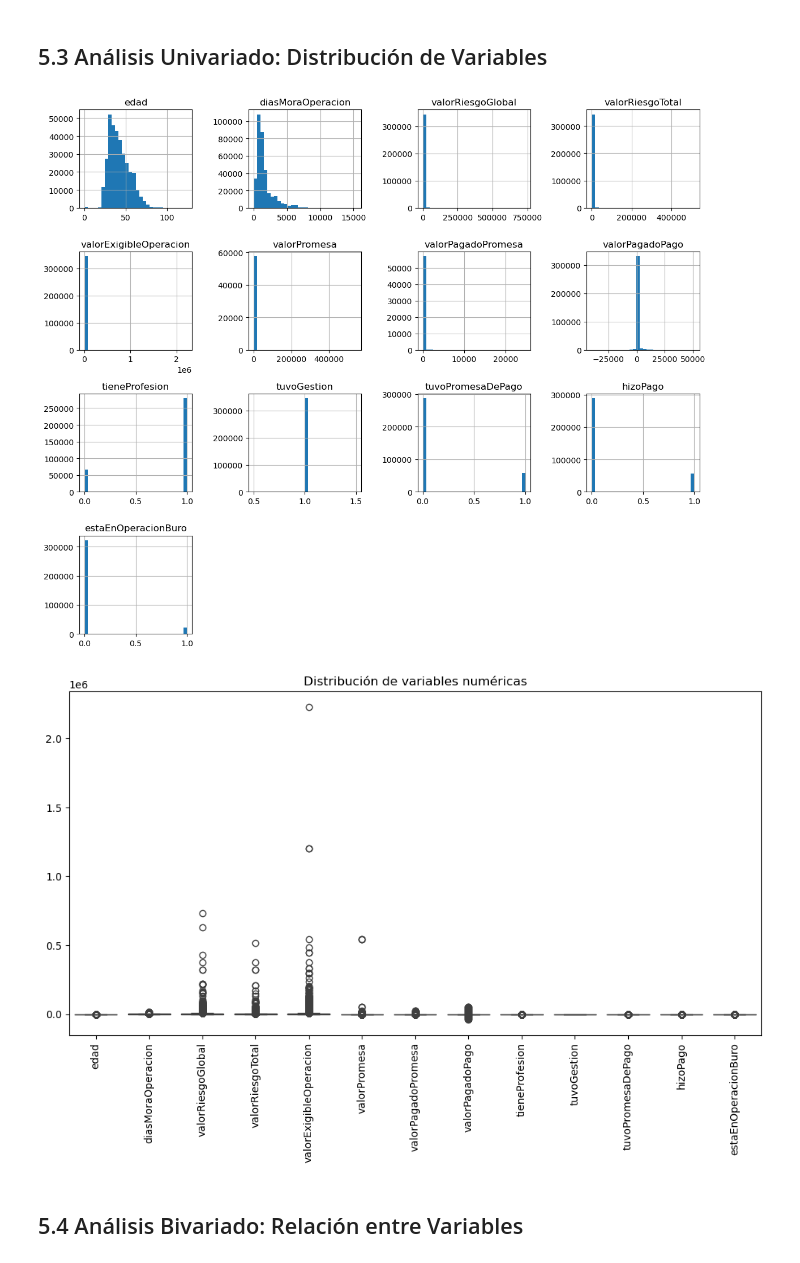
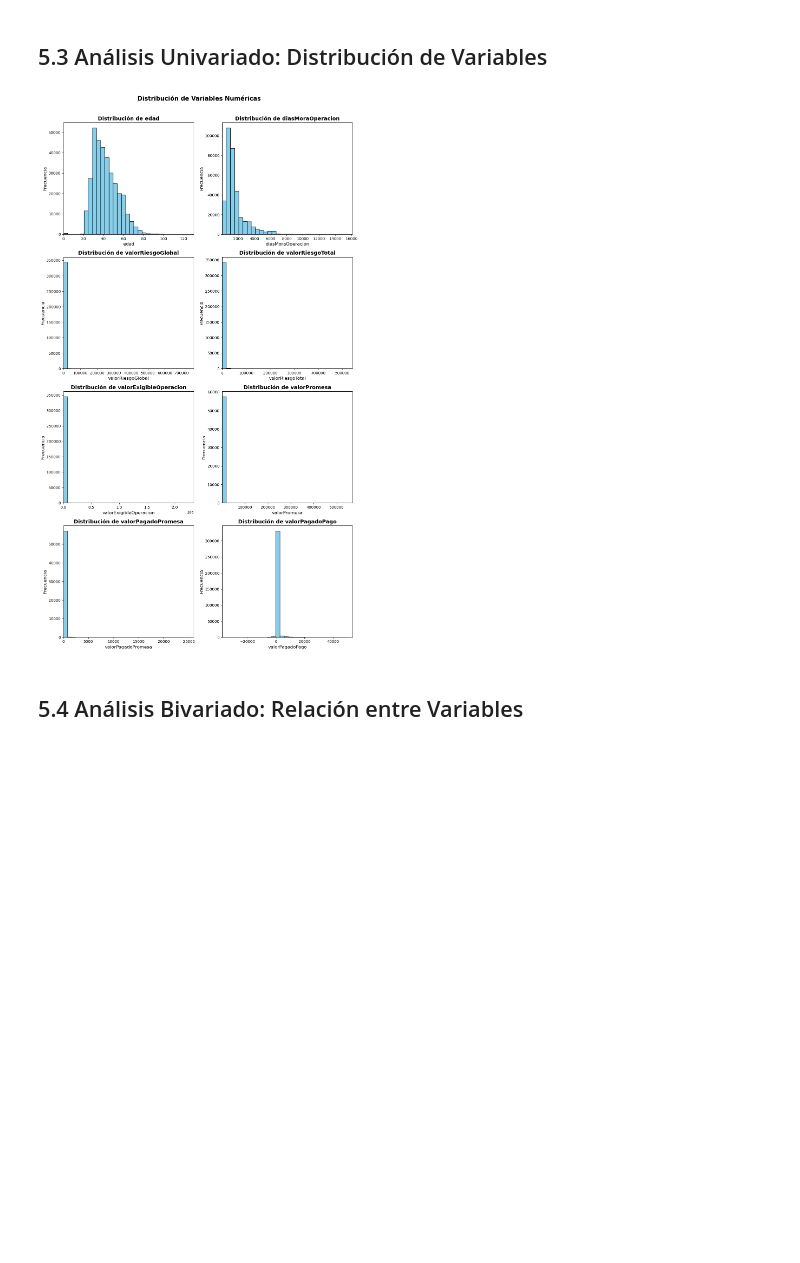
Before and after one commit to Lit-1521/datasets, a Jupyter notebook: TFM_MODELO_PREDICTIVO COBRANZA.ipynb, the cells around one changed output. Saved outputs shown, nothing was run; the diff lists cells and outputs as text; code cells hidden in the pictures; blank space fills up the shorter version.

```diff
--- a/TFM_MODELO_PREDICTIVO COBRANZA.ipynb
+++ b/TFM_MODELO_PREDICTIVO COBRANZA.ipynb
@@ -161,20 +195,55 @@ dtype: float64
 # %% [markdown]
 ## 5.3 Análisis Univariado: Distribución de Variables
 # %%
-# Histogramas para cada variable numérica
-df_ModeloTFM.hist(figsize=(12, 10), bins=30)
+import pandas as pd
+import matplotlib.pyplot as plt
+
+# Suposición: los datos están en df_ModeloTFM
+# Lista de variables numéricas para graficar
+columnas_numericas = ['edad', 'diasMoraOperacion', 'valorRiesgoGlobal', 'valorRiesgoTotal',
+                      'valorExigibleOperacion', 'valorPromesa', 'valorPagadoPromesa',
+                      'valorPagadoPago']
+
+# Definir el número de columnas y filas para los subgráficos
+n_columnas = len(columnas_numericas)
+n_filas = (n_columnas // 2) + (n_columnas % 2)  # Redondeamos hacia arriba si hay un número impar
+
+# Crear subgráficos
+fig, ax = plt.subplots(n_filas, 2, figsize=(12, 5 * n_filas))  # Tamaño ajustado para mejor visibilidad
+
+# Ajuste para cuando hay solo una fila de subgráficos
+if n_filas == 1:
+    ax = ax.reshape(1, 2)  # Redefinir ax a una matriz 1x2
+
+# Graficar la distribución de cada variable numérica
+for i, col in enumerate(columnas_numericas):
+    # Determinar el eje específico para cada gráfico
+    ax_ = ax[i // 2, i % 2]
+
+    # Crear el histograma básico
+    ax_.hist(df_ModeloTFM[col], bins=30, color='skyblue', edgecolor='black')
+
+    # Establecer título y etiquetas
+    ax_.set_title(f'Distribución de {col}', fontsize=14, fontweight='bold')
+    ax_.set_xlabel(col, fontsize=12)
+    ax_.set_ylabel('Frecuencia', fontsize=12)
+
+    # Ajustar la escala del eje X de forma automática
+    ax_.set_xlim(left=df_ModeloTFM[col].min() * 0.95, right=df_ModeloTFM[col].max() * 1.05)
+
+    # Mejorar la visibilidad de las escalas
+    ax_.tick_params(axis='both', which='major', labelsize=10)
+
+# Ajuste del layout para evitar que los gráficos se solapen
 plt.tight_layout()
+
+# Título global para todos los subgráficos
+plt.suptitle('Distribución de Variables Numéricas', fontsize=16, fontweight='bold', y=1.03)
+
+# Mostrar los gráficos
 plt.show()
-
-# Boxplots para cada variable numérica (para detectar outliers)
-plt.figure(figsize=(12, 6))
-sns.boxplot(data=df_ModeloTFM)
-plt.xticks(rotation=90)
-plt.title('Distribución de variables numéricas')
-plt.show()
 # %% [output]
-[figure, old version]
+[figure, new version]
-[figure, removed]
 # %% [markdown]
 ## 5.4 Análisis Bivariado: Relación entre Variables
 # %% [markdown]
```
Also changed, not shown: parts of 23 cells of this notebook.
